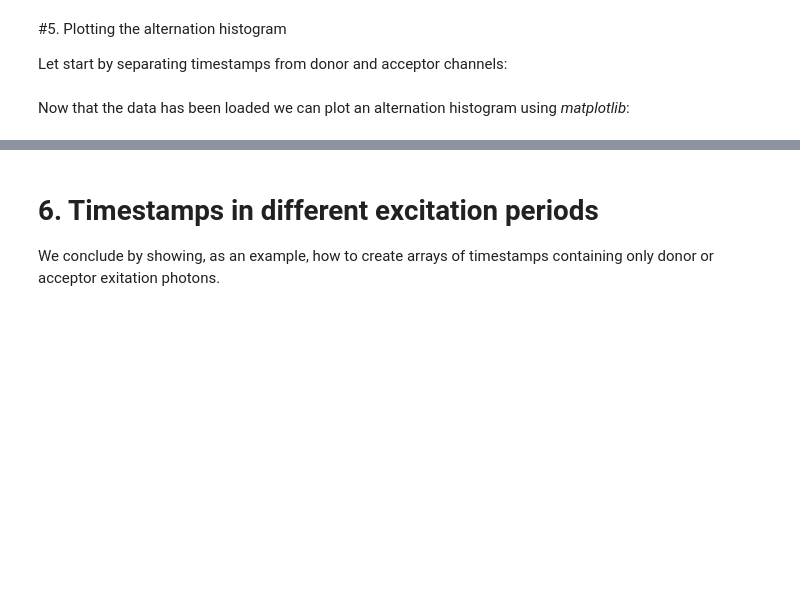
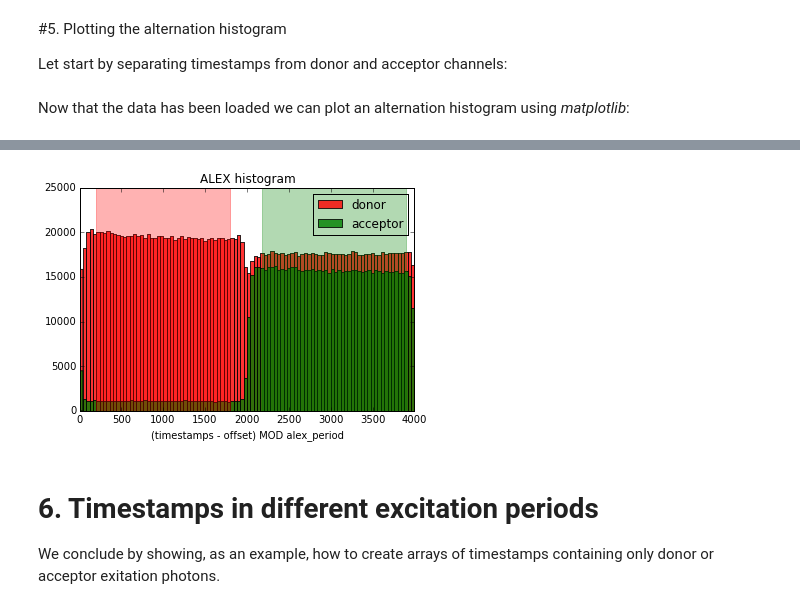
Before and after one commit to Photon-HDF5/photon_hdf5_reading_examples, a Jupyter notebook: python/Reading µs-ALEX data from Photon-HDF5 with h5py.ipynb, the cells around one changed output, grey strips where cells are left out. Drawn from its saved outputs; the diff is of its cells as text; code cells hidden in the pictures; blank space fills up the shorter version.

```diff
--- a/python/Reading µs-ALEX data from Photon-HDF5 with h5py.ipynb
+++ b/python/Reading µs-ALEX data from Photon-HDF5 with h5py.ipynb
@@ -116,8 +116,9 @@ print('Donor CH: %d     Acceptor CH: %d' % (donor_ch, acceptor_ch))
 Donor CH: 0     Acceptor CH: 1
 # %%
 alex_period = photon_data['measurement_specs']['alex_period'][()]
-donor_period = photon_data['measurement_specs']['alex_period_spectral_ch1'][()]
-acceptor_period = photon_data['measurement_specs']['alex_period_spectral_ch2'][()]
-print('ALEX period: %d  \nDonor period: %s      Acceptor period: %s' % \
-      (alex_period, donor_period, acceptor_period))
+donor_period = photon_data['measurement_specs']['alex_excitation_period1'][()]
+offset = photon_data['measurement_specs']['alex_offset'][()]
+acceptor_period = photon_data['measurement_specs']['alex_excitation_period2'][()]
+print('ALEX period:     %d  \nOffset:         %4d      \nDonor period:    %s      \nAcceptor period: %s' % \
+      (alex_period, offset, donor_period, acceptor_period))
 # %% [output]
@@ -142,10 +145,11 @@ timestamps_acceptor = timestamps[detectors == acceptor_ch]
 Now that the data has been loaded we can plot an alternation histogram using *matplotlib*:
 # %%
 fig, ax = plt.subplots()
-ax.hist(timestamps_acceptor % alex_period, bins=100, alpha=0.8, color='red', label='donor')
-ax.hist(timestamps_donor % alex_period, bins=100, alpha=0.8, color='green', label='acceptor')
-ax.axvspan(0, donor_period[1], alpha=0.3, color='green')
-ax.axvspan(donor_period[0], alex_period, alpha=0.3, color='green')
+ax.hist((timestamps_acceptor - offset) % alex_period, bins=100, alpha=0.8, color='red', label='donor')
+ax.hist((timestamps_donor - offset) % alex_period, bins=100, alpha=0.8, color='green', label='acceptor')
+ax.axvspan(donor_period[0], donor_period[1], alpha=0.3, color='green')
 ax.axvspan(acceptor_period[0], acceptor_period[1], alpha=0.3, color='red')
-ax.legend();
+ax.set_xlabel('(timestamps - offset) MOD alex_period')
+ax.set_title('ALEX histogram')
+ax.legend(loc='best');
 # %% [output]
@@ -154,3 +156,4 @@ ax.legend();
+[figure, added]
 # %% [markdown]
 # 6. Timestamps in different excitation periods
 
```
Also changed, not shown: parts of 9 cells of this notebook, 3 other files.
